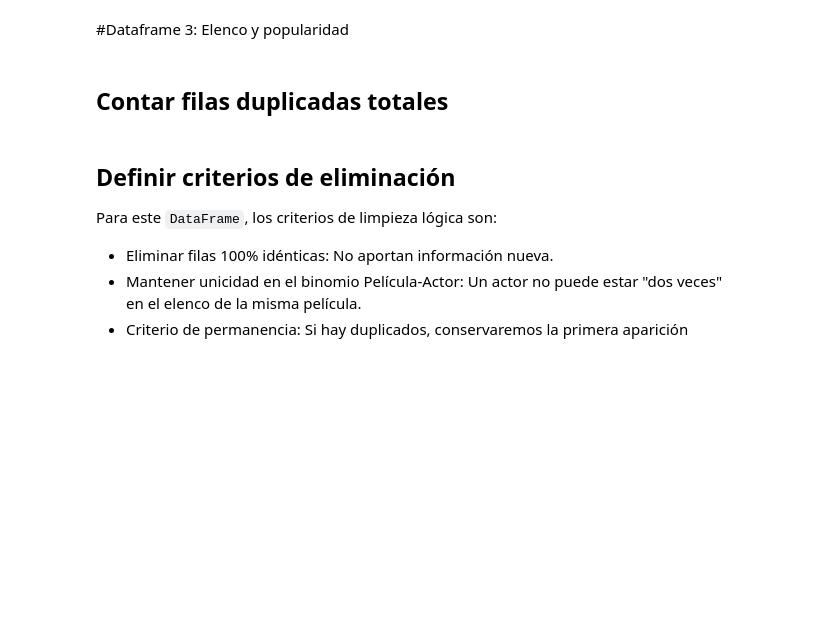
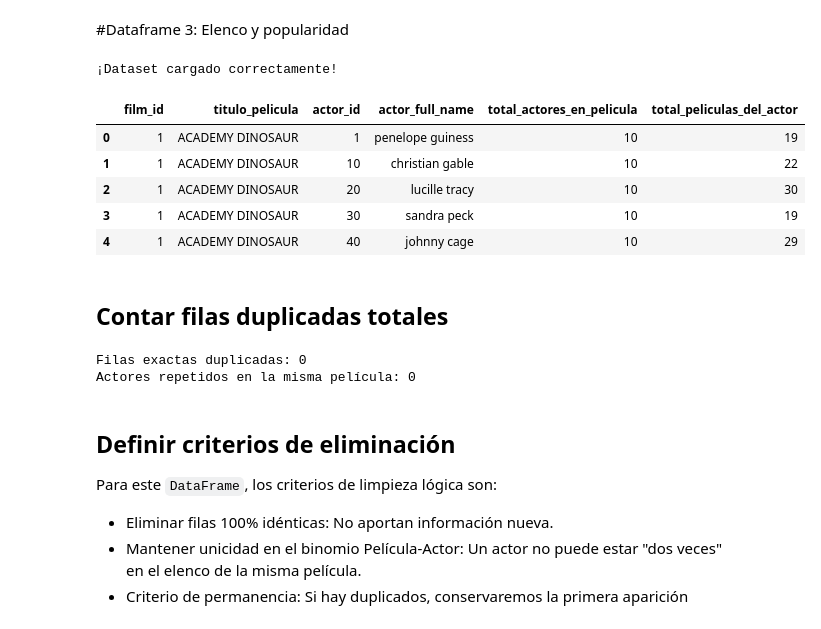
Before and after one commit to Bootcamp-DA-P2/Flujo-de-datos-SQL-Python-Grupo-6, a Jupyter notebook: notebook/Flujo_de_datos_SQL_Python_Grupo_6.ipynb, the cells around one changed output. Cells and saved outputs as stored; diff of their text form; code cells hidden in the pictures; blank space fills up the shorter version.

```diff
--- a/notebook/Flujo_de_datos_SQL_Python_Grupo_6.ipynb
+++ b/notebook/Flujo_de_datos_SQL_Python_Grupo_6.ipynb
@@ -455,11 +465,19 @@ df_data2_clean.to_csv("catalogo_peliculas_clean.csv", index=False)
 # %% [markdown]
 #Dataframe 3: Elenco y popularidad
 # %%
-df_data3 = pd.read_csv('datafreme3.csv')
+df_data3 = pd.read_csv('/content/datafreme3.csv')
 df_data3_raw = df_data3.copy()
 
 print("¡Dataset cargado correctamente!")
 display(df_data3.head())
+# %% [output]
+¡Dataset cargado correctamente!
+|  | film_id | titulo_pelicula | actor_id | actor_full_name | total_actores_en_pelicula | total_peliculas_del_actor |
+| 0 | 1 | ACADEMY DINOSAUR | 1 | penelope guiness | 10 | 19 |
+| 1 | 1 | ACADEMY DINOSAUR | 10 | christian gable | 10 | 22 |
+| 2 | 1 | ACADEMY DINOSAUR | 20 | lucille tracy | 10 | 30 |
+| 3 | 1 | ACADEMY DINOSAUR | 30 | sandra peck | 10 | 19 |
+| 4 | 1 | ACADEMY DINOSAUR | 40 | johnny cage | 10 | 29 |
 # %% [markdown]
 ## Contar filas duplicadas totales
 # %%
@@ -471,6 +489,9 @@ duplicados_elenco = df_data3.duplicated(subset=['film_id', 'actor_id']).sum()
 
 print(f"Filas exactas duplicadas: {duplicados_totales}")
 print(f"Actores repetidos en la misma película: {duplicados_elenco}")
+# %% [output]
+Filas exactas duplicadas: 0
+Actores repetidos en la misma película: 0
 # %% [markdown]
 ## Definir criterios de eliminación
 Para este `DataFrame`, los criterios de limpieza lógica son:
```
Also changed, not shown: parts of 10 cells of this notebook.
